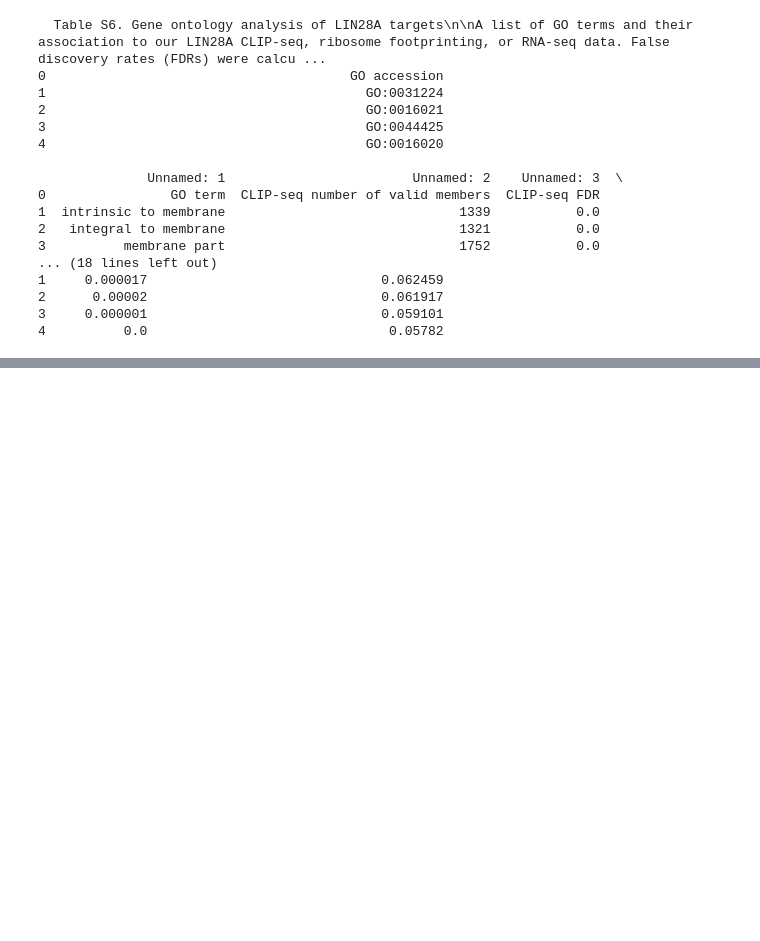
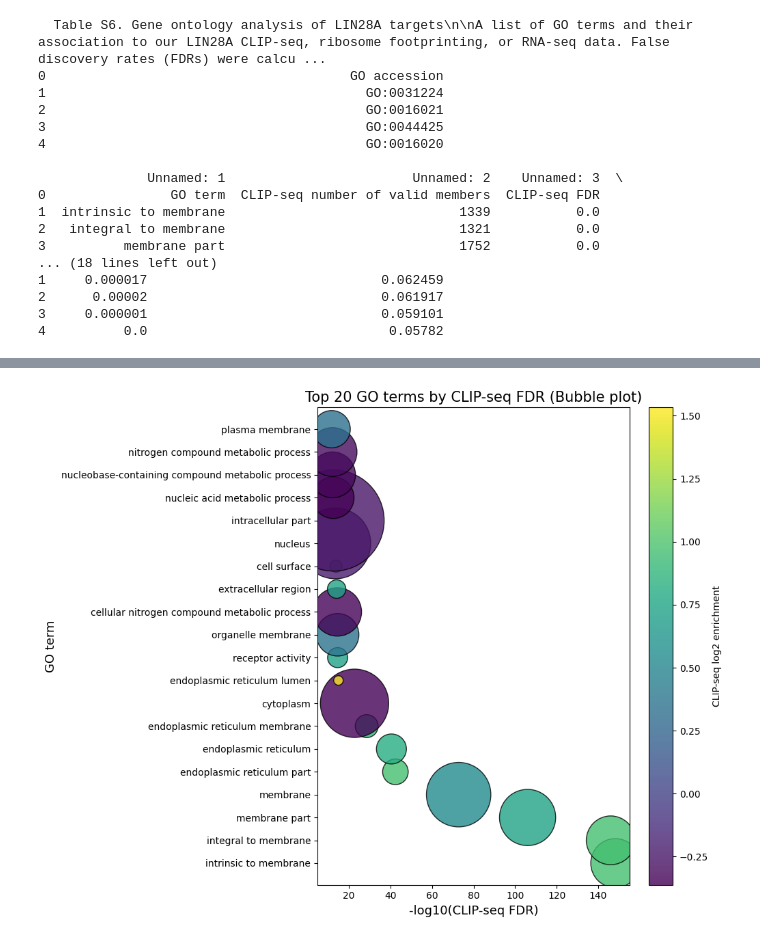
Before and after one commit to REED3082/Github-project, a Jupyter notebook: Your_Own_Analysis_1.ipynb, the cells around one changed output, grey strips where cells are left out. Cells and saved outputs as stored; diff of their text form; code cells hidden in the pictures; blank space fills up the shorter version.

```diff
--- a/Your_Own_Analysis_1.ipynb
+++ b/Your_Own_Analysis_1.ipynb
@@ -454,0 +362,49 @@ No GO enrichment results generated.
+# %%
+import pandas as pd
+import matplotlib.pyplot as plt
+import numpy as np
+
+# 파일 불러오기
+file_path = 'Sup.S6 Gene Ontology Analysis of LIN28A Targets.csv'
+df = pd.read_csv(file_path, skiprows=1)  # 첫 줄 설명은 건너뜀
+
+# 컬럼명 정리
+df.columns = [
+    "GO accession", "GO term", "CLIP-seq number of valid members", "CLIP-seq FDR",
+    "CLIP-seq log2 enrichment", "RPF number of valid members", "RPF FDR",
+    "RPF Ribosome density change (log2)", "RNA-seq number of valid members",
+    "RNA-seq FDR", "RNA-seq mRNA abundance change (log2)"
+]
+
+# GO term 만 필터
+df = df[df["GO accession"].str.startswith("GO:")]
+
+# 숫자형으로 변환(에러 시 NaN으로 처리)
+df["CLIP-seq FDR"] = pd.to_numeric(df["CLIP-seq FDR"], errors='coerce')
+df["CLIP-seq number of valid members"] = pd.to_numeric(df["CLIP-seq number of valid members"], errors='coerce')
+df["CLIP-seq log2 enrichment"] = pd.to_numeric(df["CLIP-seq log2 enrichment"], errors='coerce')
+
+# NaN, inf 포함된 행 제거
+df = df.replace([np.inf, -np.inf], np.nan)
+df = df.dropna(subset=["CLIP-seq FDR", "CLIP-seq number of valid members", "CLIP-seq log2 enrichment"])
+
+# FDR이 가장 낮은 20개 GO term 선택
+top20 = df.nsmallest(20, "CLIP-seq FDR")
+
+# Bubble plot
+plt.figure(figsize=(10, 8))
+sc = plt.scatter(
+    -np.log10(top20["CLIP-seq FDR"]),         # x축: -log10(FDR)
+    top20["GO term"],                         # y축: GO term
+    s=top20["CLIP-seq number of valid members"]*2,   # bubble 크기
+    c=top20["CLIP-seq log2 enrichment"],      # bubble 색상
+    cmap='viridis', alpha=0.8, edgecolor='k'
+)
+plt.xlabel("-log10(CLIP-seq FDR)", fontsize=13)
+plt.ylabel("GO term", fontsize=13)
+plt.title("Top 20 GO terms by CLIP-seq FDR (Bubble plot)", fontsize=15)
+plt.colorbar(sc, label='CLIP-seq log2 enrichment')
+plt.tight_layout()
+plt.show()
+# %% [output]
+[figure, added]
```
Also changed, not shown: parts of 10 cells of this notebook.
